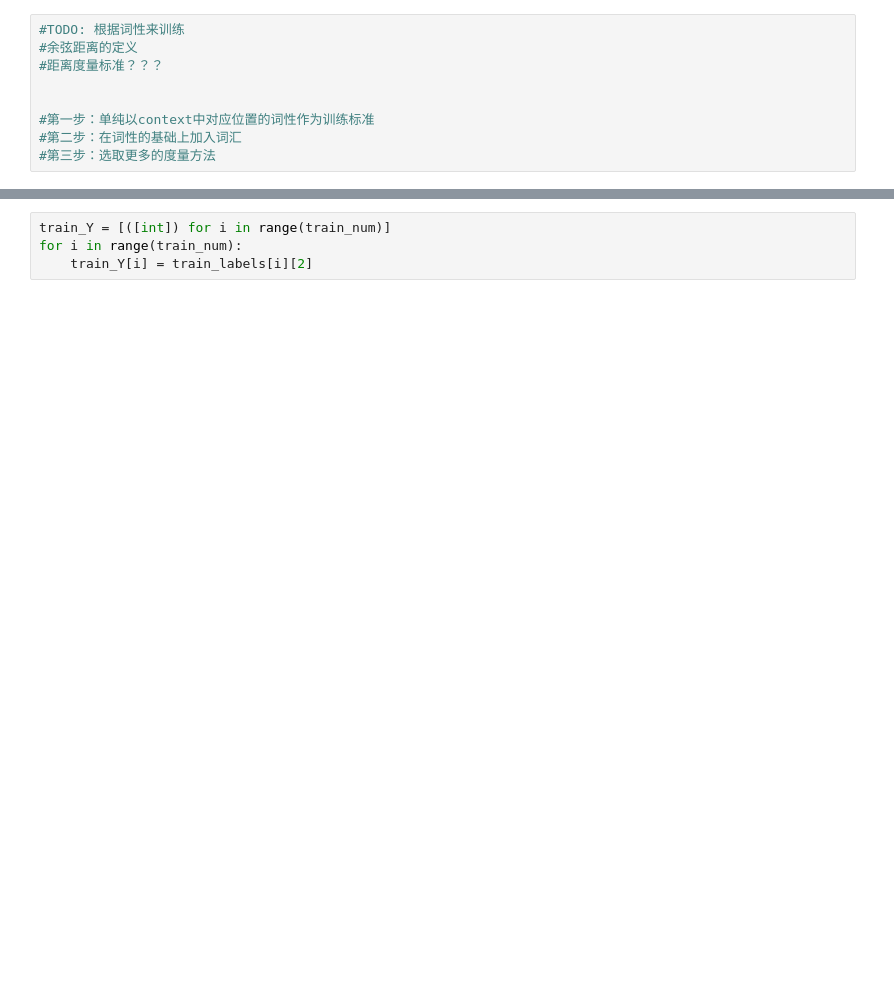
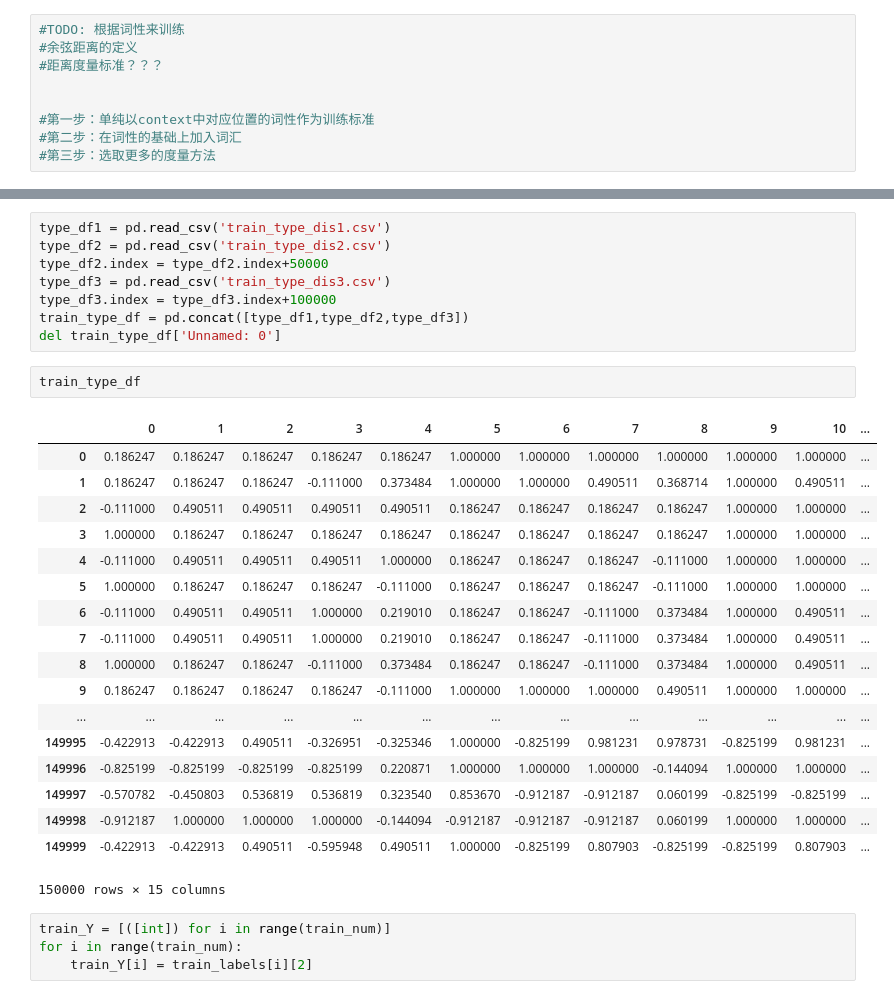
Before and after one commit to JXYZM/Chinese-Coordinate-Structure-Regcognization, a Jupyter notebook: Load_Data.ipynb, the cells around one changed output, grey strips where cells are left out. Drawn from its saved outputs; the diff is of its cells as text; blank space fills up the shorter version.

```diff
--- a/Load_Data.ipynb
+++ b/Load_Data.ipynb
@@ -173,3 +219,32 @@ for i in range(0,train_num):
+# %%
+type_df1 = pd.read_csv('train_type_dis1.csv')
+type_df2 = pd.read_csv('train_type_dis2.csv')
+type_df2.index = type_df2.index+50000
+type_df3 = pd.read_csv('train_type_dis3.csv')
+type_df3.index = type_df3.index+100000
+train_type_df = pd.concat([type_df1,type_df2,type_df3])
+del train_type_df['Unnamed: 0']
+# %%
+train_type_df
+# %% [output]
+|  | 0 | 1 | 2 | 3 | 4 | 5 | 6 | 7 | 8 | 9 | 10 | ... |
+| 0 | 0.186247 | 0.186247 | 0.186247 | 0.186247 | 0.186247 | 1.000000 | 1.000000 | 1.000000 | 1.000000 | 1.000000 | 1.000000 | ... |
+| 1 | 0.186247 | 0.186247 | 0.186247 | -0.111000 | 0.373484 | 1.000000 | 1.000000 | 0.490511 | 0.368714 | 1.000000 | 0.490511 | ... |
+| 2 | -0.111000 | 0.490511 | 0.490511 | 0.490511 | 0.490511 | 0.186247 | 0.186247 | 0.186247 | 0.186247 | 1.000000 | 1.000000 | ... |
+| 3 | 1.000000 | 0.186247 | 0.186247 | 0.186247 | 0.186247 | 0.186247 | 0.186247 | 0.186247 | 0.186247 | 1.000000 | 1.000000 | ... |
+| 4 | -0.111000 | 0.490511 | 0.490511 | 0.490511 | 1.000000 | 0.186247 | 0.186247 | 0.186247 | -0.111000 | 1.000000 | 1.000000 | ... |
+| 5 | 1.000000 | 0.186247 | 0.186247 | 0.186247 | -0.111000 | 0.186247 | 0.186247 | 0.186247 | -0.111000 | 1.000000 | 1.000000 | ... |
+| 6 | -0.111000 | 0.490511 | 0.490511 | 1.000000 | 0.219010 | 0.186247 | 0.186247 | -0.111000 | 0.373484 | 1.000000 | 0.490511 | ... |
+| 7 | -0.111000 | 0.490511 | 0.490511 | 1.000000 | 0.219010 | 0.186247 | 0.186247 | -0.111000 | 0.373484 | 1.000000 | 0.490511 | ... |
+| 8 | 1.000000 | 0.186247 | 0.186247 | -0.111000 | 0.373484 | 0.186247 | 0.186247 | -0.111000 | 0.373484 | 1.000000 | 0.490511 | ... |
+| 9 | 0.186247 | 0.186247 | 0.186247 | 0.186247 | -0.111000 | 1.000000 | 1.000000 | 1.000000 | 0.490511 | 1.000000 | 1.000000 | ... |
+| ... | ... | ... | ... | ... | ... | ... | ... | ... | ... | ... | ... | ... |
+| 149995 | -0.422913 | -0.422913 | 0.490511 | -0.326951 | -0.325346 | 1.000000 | -0.825199 | 0.981231 | 0.978731 | -0.825199 | 0.981231 | ... |
+| 149996 | -0.825199 | -0.825199 | -0.825199 | -0.825199 | 0.220871 | 1.000000 | 1.000000 | 1.000000 | -0.144094 | 1.000000 | 1.000000 | ... |
+| 149997 | -0.570782 | -0.450803 | 0.536819 | 0.536819 | 0.323540 | 0.853670 | -0.912187 | -0.912187 | 0.060199 | -0.825199 | -0.825199 | ... |
+| 149998 | -0.912187 | 1.000000 | 1.000000 | 1.000000 | -0.144094 | -0.912187 | -0.912187 | -0.912187 | 0.060199 | 1.000000 | 1.000000 | ... |
+| 149999 | -0.422913 | -0.422913 | 0.490511 | -0.595948 | 0.490511 | 1.000000 | -0.825199 | 0.807903 | -0.825199 | -0.825199 | 0.807903 | ... |
+150000 rows × 15 columns
 # %%
 train_Y = [([int]) for i in range(train_num)]
 for i in range(train_num):
```
Also changed, not shown: parts of 26 cells of this notebook.
